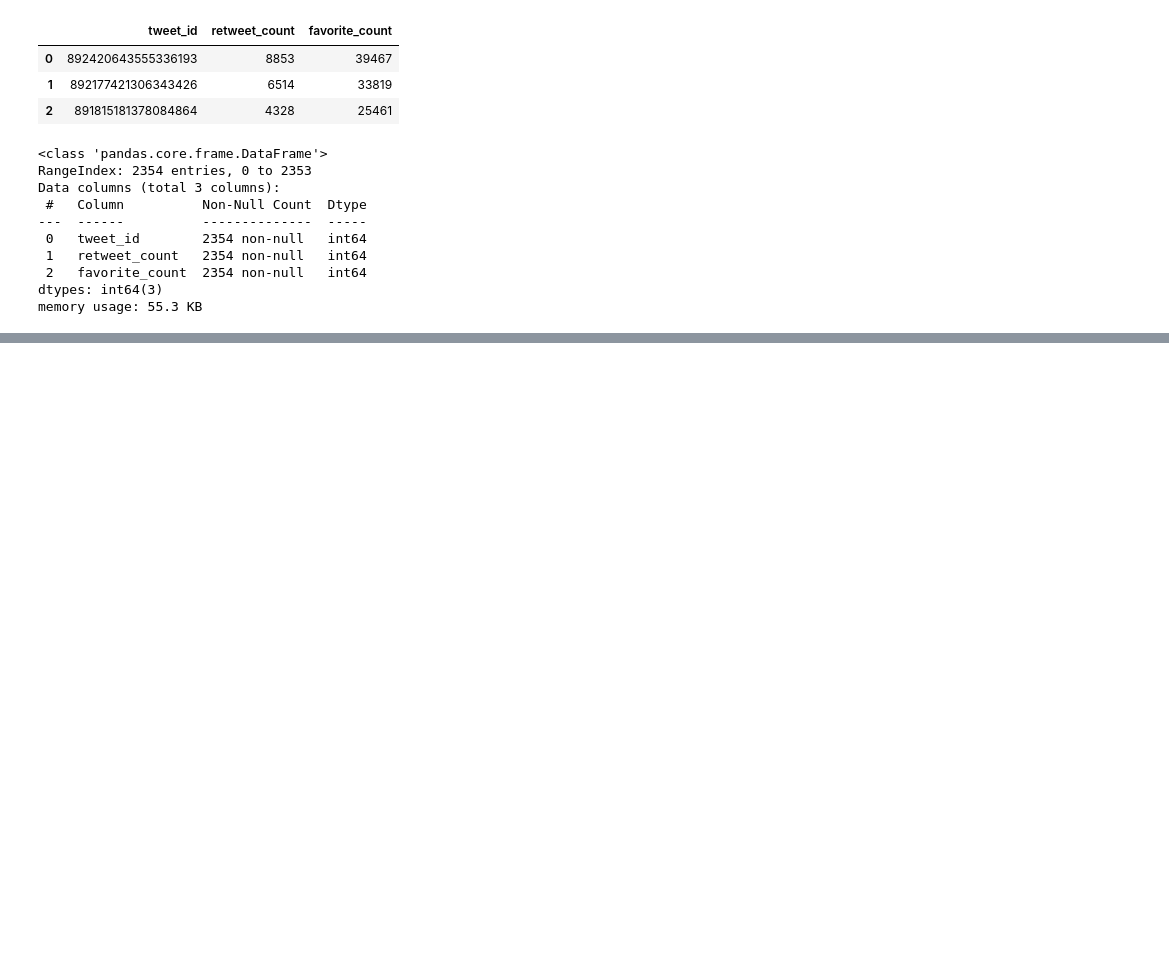
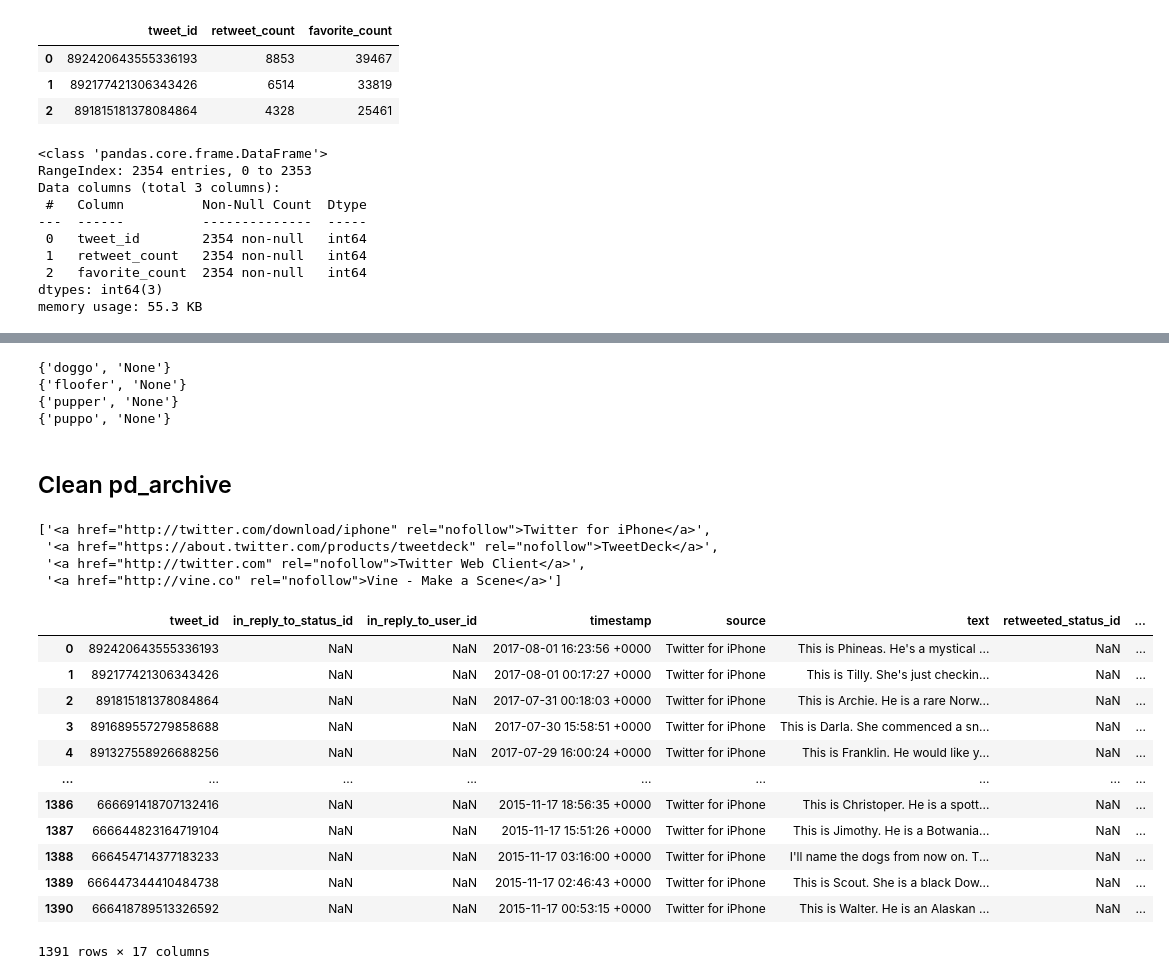
Before and after one commit to matjoh98/Udacity, a Jupyter notebook: Projects/Project 4/Untitled.ipynb, the cells around one changed output, grey strips where cells are left out. Drawn from its saved outputs; the diff is of its cells as text; code cells hidden in the pictures; blank space fills up the shorter version.

```diff
--- a/Projects/Project 4/Untitled.ipynb
+++ b/Projects/Project 4/Untitled.ipynb
@@ -276,0 +304,58 @@ pd_tweet_json[0:50]
+# %%
+print(set(pd_archive["doggo"]))
+print(set(pd_archive["floofer"]))
+print(set(pd_archive["pupper"]))
+print(set(pd_archive["puppo"]))
+# %% [output]
+{'doggo', 'None'}
+{'floofer', 'None'}
+{'pupper', 'None'}
+{'puppo', 'None'}
+# %% [markdown]
+## Clean pd_archive
+# %%
+pd_archive_clean = pd_archive.copy()
+# %%
+pd_archive_clean = pd_archive_clean[pd_archive_clean["retweeted_status_id"].isna()].reset_index(drop=True)
+# %%
+incorrect_names = ['a', 'actually', 'all', 'an', 'by', 'getting',
+       'his', 'incredibly', 'infuriating', 'just', 'life', 'light', 'mad',
+       'my', 'not', 'officially', 'old', 'one', 'quite', 'space', 'such',
+       'the', 'this', 'unacceptable', 'very', "None"]
+
+pd_archive_clean = pd_archive_clean[~pd_archive_clean['name'].isin(incorrect_names)].reset_index(drop=True)
+# %%
+list(set(pd_archive_clean["source"]))
+# %% [output]
+['<a href="http://twitter.com/download/iphone" rel="nofollow">Twitter for iPhone</a>',
+ '<a href="https://about.twitter.com/products/tweetdeck" rel="nofollow">TweetDeck</a>',
+ '<a href="http://twitter.com" rel="nofollow">Twitter Web Client</a>',
+ '<a href="http://vine.co" rel="nofollow">Vine - Make a Scene</a>']
+# %%
+new_list = []
+for i in pd_archive_clean["source"]:
+    if "Twitter for iPhone" in i:
+        new_list.append("Twitter for iPhone")
+    if "TweetDeck" in i:
+        new_list.append("TweetDeck")
+    if "Twitter Web Client" in i:
+        new_list.append("Twitter Web Client")
+    if "Vine - Make a Scene" in i:
+        new_list.append("Vine - Make a Scene")
+pd_archive_clean["source"] = new_list
+# %%
+pd_archive_clean
+# %% [output]
+|  | tweet_id | in_reply_to_status_id | in_reply_to_user_id | timestamp | source | text | retweeted_status_id | ... |
+| 0 | 892420643555336193 | NaN | NaN | 2017-08-01 16:23:56 +0000 | Twitter for iPhone | This is Phineas. He's a mystical ... | NaN | ... |
+| 1 | 892177421306343426 | NaN | NaN | 2017-08-01 00:17:27 +0000 | Twitter for iPhone | This is Tilly. She's just checkin... | NaN | ... |
+| 2 | 891815181378084864 | NaN | NaN | 2017-07-31 00:18:03 +0000 | Twitter for iPhone | This is Archie. He is a rare Norw... | NaN | ... |
+| 3 | 891689557279858688 | NaN | NaN | 2017-07-30 15:58:51 +0000 | Twitter for iPhone | This is Darla. She commenced a sn... | NaN | ... |
+| 4 | 891327558926688256 | NaN | NaN | 2017-07-29 16:00:24 +0000 | Twitter for iPhone | This is Franklin. He would like y... | NaN | ... |
+| ... | ... | ... | ... | ... | ... | ... | ... | ... |
+| 1386 | 666691418707132416 | NaN | NaN | 2015-11-17 18:56:35 +0000 | Twitter for iPhone | This is Christoper. He is a spott... | NaN | ... |
+| 1387 | 666644823164719104 | NaN | NaN | 2015-11-17 15:51:26 +0000 | Twitter for iPhone | This is Jimothy. He is a Botwania... | NaN | ... |
+| 1388 | 666454714377183233 | NaN | NaN | 2015-11-17 03:16:00 +0000 | Twitter for iPhone | I'll name the dogs from now on. T... | NaN | ... |
+| 1389 | 666447344410484738 | NaN | NaN | 2015-11-17 02:46:43 +0000 | Twitter for iPhone | This is Scout. She is a black Dow... | NaN | ... |
+| 1390 | 666418789513326592 | NaN | NaN | 2015-11-17 00:53:15 +0000 | Twitter for iPhone | This is Walter. He is an Alaskan ... | NaN | ... |
+1391 rows × 17 columns
```
Also changed, not shown: parts of 12 cells of this notebook.
